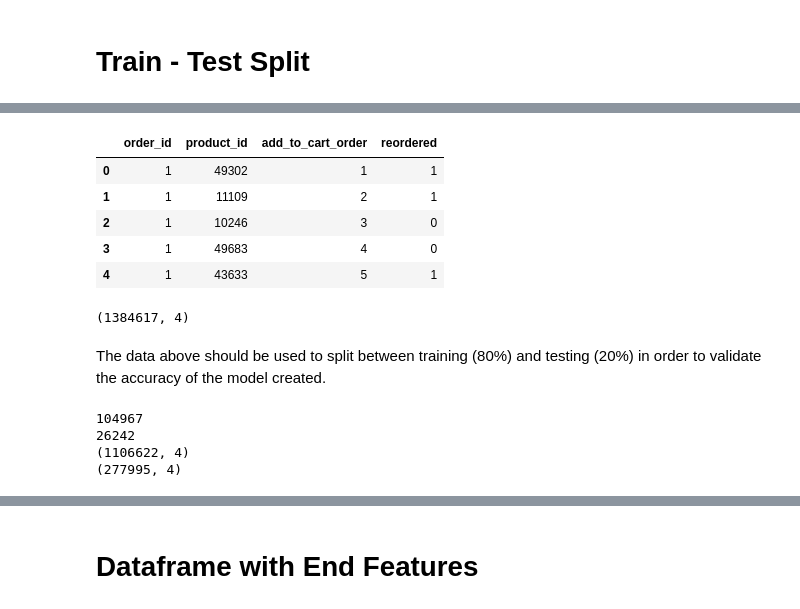
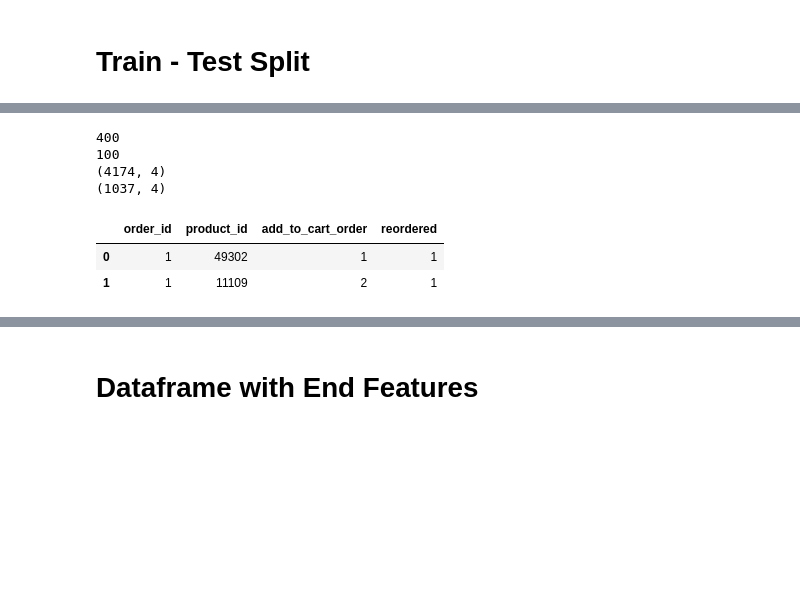
Before and after one commit to nt2462/Capstone1---Instacart, a Jupyter notebook: Instacart project.ipynb, the cells around one changed output, grey strips where cells are left out. Saved outputs shown, nothing was run; the diff lists cells and outputs as text; code cells hidden in the pictures; blank space fills up the shorter version.

```diff
--- a/Instacart project.ipynb
+++ b/Instacart project.ipynb
@@ -1151,15 +966,27 @@ dtype: int64
+# %%
+#look at the train and test data:
+train_order_id_list = train_order['order_id'].tolist()
+test_order_id_list = test_order['order_id'].tolist()
+print(len(train_order_id_list))
+print(len(test_order_id_list))
+#figure out the data in train data and test data
+#1 order can have multiple products
+#take only the order id from the order_products_train.csv that are in the training set.
+
+train_data = order_products_train[order_products_train['order_id'].isin(train_order_id_list)]
+test_data = order_products_train[order_products_train['order_id'].isin(test_order_id_list)]
+train_data.set_index(['order_id', 'product_id'], inplace=True, drop=False)
+test_data.set_index(['order_id', 'product_id'], inplace=True, drop=False)
+print(train_data.shape)
+print(test_data.shape)
+# %% [output]
+400
+100
+(4174, 4)
+(1037, 4)
 # %%
-order_products_train.head()
+order_products_train.head(2)
 # %% [output]
 |  | order_id | product_id | add_to_cart_order | reordered |
 | 0 | 1 | 49302 | 1 | 1 |
 | 1 | 1 | 11109 | 2 | 1 |
-| 2 | 1 | 10246 | 3 | 0 |
-| 3 | 1 | 49683 | 4 | 0 |
-| 4 | 1 | 43633 | 5 | 1 |
-# %%
-order_products_train.shape
-# %% [output]
-(1384617, 4)
-# %% [markdown]
-The data above should be used to split between training (80%) and testing (20%) in order to validate the accuracy of the model created.
@@ -1171,22 +993,3 @@ train_order, test_order = train_test_split(training_orders,test_size=0.2)
-# %%
-#look at the train and test data:
-train_order_id_list = train_order['order_id'].tolist()
-test_order_id_list = test_order['order_id'].tolist()
-print(len(train_order_id_list))
-print(len(test_order_id_list))
-#figure out the data in train data and test data
-train_data = order_products_train[order_products_train['order_id'].isin(train_order_id_list)]
-test_data = order_products_train[order_products_train['order_id'].isin(test_order_id_list)]
-train_data.set_index(['order_id','product_id'],inplace=True,drop= False)
-test_data.set_index(['order_id','product_id'],inplace=True,drop=False)
-
-print(train_data.shape)
-print(test_data.shape)
-# %% [output]
-104967
-26242
-(1106622, 4)
-(277995, 4)
 # %%
 train_data.head()
 # %% [output]
```
Also changed, not shown: parts of 104 cells of this notebook.
